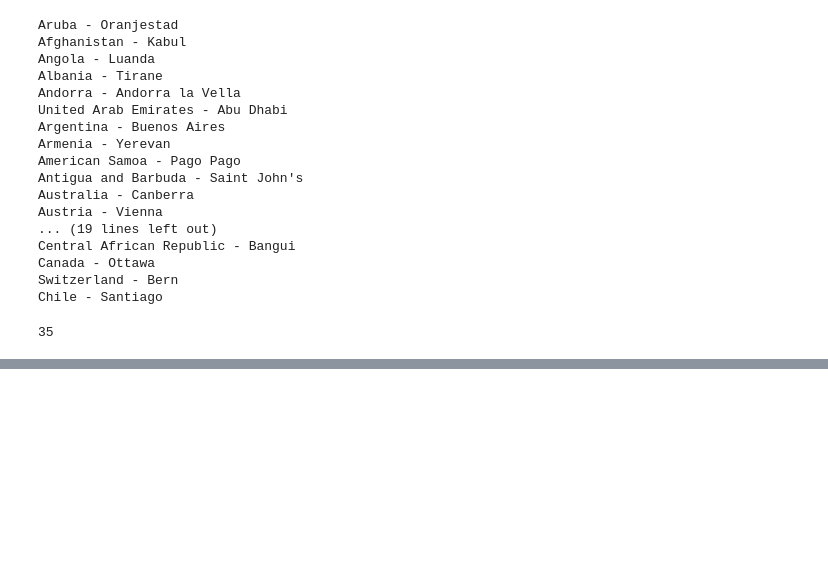
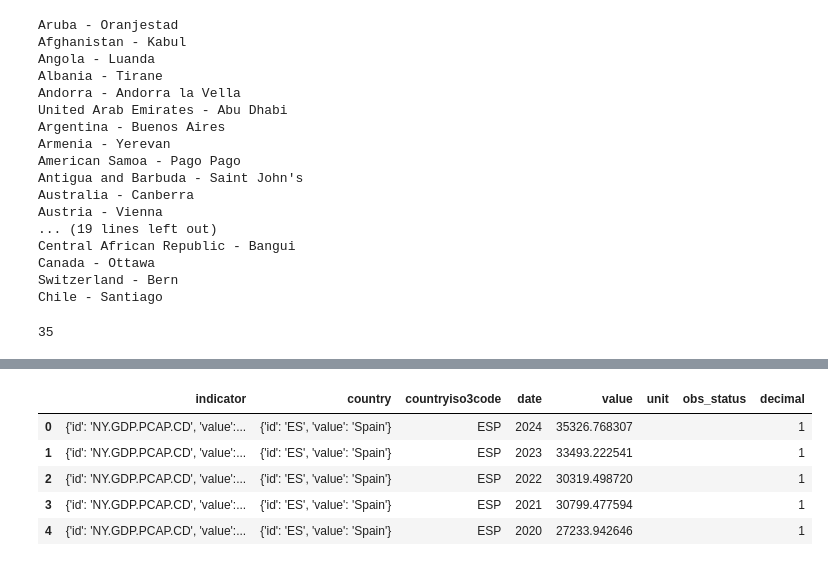
Before and after one commit to sergiocaceresbas/interacting-with-api-python-project-tutorial, a Jupyter notebook: src/explore.ipynb, the cells around one changed output, grey strips where cells are left out. Saved outputs shown, nothing was run; the diff lists cells and outputs as text; code cells hidden in the pictures; blank space fills up the shorter version.

```diff
--- a/src/explore.ipynb
+++ b/src/explore.ipynb
@@ -180,3 +180,32 @@ indicators = {                                             # Creamos un dicciona
     "SP.DYN.LE00.IN": "life_expectancy",
     "EN.ATM.CO2E.PC": "co2_per_capita"
 }
+# %%
+def fetch_indicator_data(country_codes, indicator_code, start_year=2010, end_year=2024):
+    # Creamos una función que descargará un indicador del Banco Mundial.
+
+    country_path = ";".join(country_codes)                 # Unimos los códigos de países en un solo texto: ESP;FRA.
+
+    url = f"https://api.worldbank.org/v2/country/{country_path}/indicator/{indicator_code}"
+                                                            # Construimos la dirección concreta de la API.
+
+    params = {                                              # Creamos las condiciones que acompañarán a la petición.
+        "format": "json",                                   # Pedimos la respuesta en formato JSON.
+        "date": f"{start_year}:{end_year}",                 # Indicamos el periodo de años.
+        "per_page": 1000                                    # Pedimos hasta 1000 resultados en una página.
+    }
+
+    response = requests.get(url, params=params)             # Enviamos la petición a la API.
+
+    response.raise_for_status()                             # Comprobamos que la petición no haya fallado.
+
+    data = response.json()                                  # Convertimos la respuesta en datos de Python.
+
+    return data                                             # Entregamos los datos descargados.
+# %%
+datos_pib = fetch_indicator_data(                           # Ejecutamos la función
+    ["ESP", "FRA"],                                        #  España y Francia.
+    "NY.GDP.PCAP.CD"                                       # Pedimos el PIB per cápita.
+)
+
+datos_pib[0]                                                # Mostramos los metadatos de la consulta.
@@ -182,0 +231,11 @@ indicators = {                                             # Creamos un dicciona
+# %%
+df = pd.DataFrame(datos_pib[1])
+# %%
+df.head()
+# %% [output]
+|  | indicator | country | countryiso3code | date | value | unit | obs_status | decimal |
+| 0 | {'id': 'NY.GDP.PCAP.CD', 'value':... | {'id': 'ES', 'value': 'Spain'} | ESP | 2024 | 35326.768307 |  |  | 1 |
+| 1 | {'id': 'NY.GDP.PCAP.CD', 'value':... | {'id': 'ES', 'value': 'Spain'} | ESP | 2023 | 33493.222541 |  |  | 1 |
+| 2 | {'id': 'NY.GDP.PCAP.CD', 'value':... | {'id': 'ES', 'value': 'Spain'} | ESP | 2022 | 30319.498720 |  |  | 1 |
+| 3 | {'id': 'NY.GDP.PCAP.CD', 'value':... | {'id': 'ES', 'value': 'Spain'} | ESP | 2021 | 30799.477594 |  |  | 1 |
+| 4 | {'id': 'NY.GDP.PCAP.CD', 'value':... | {'id': 'ES', 'value': 'Spain'} | ESP | 2020 | 27233.942646 |  |  | 1 |
```
Also changed, not shown: parts of 16 cells of this notebook.
